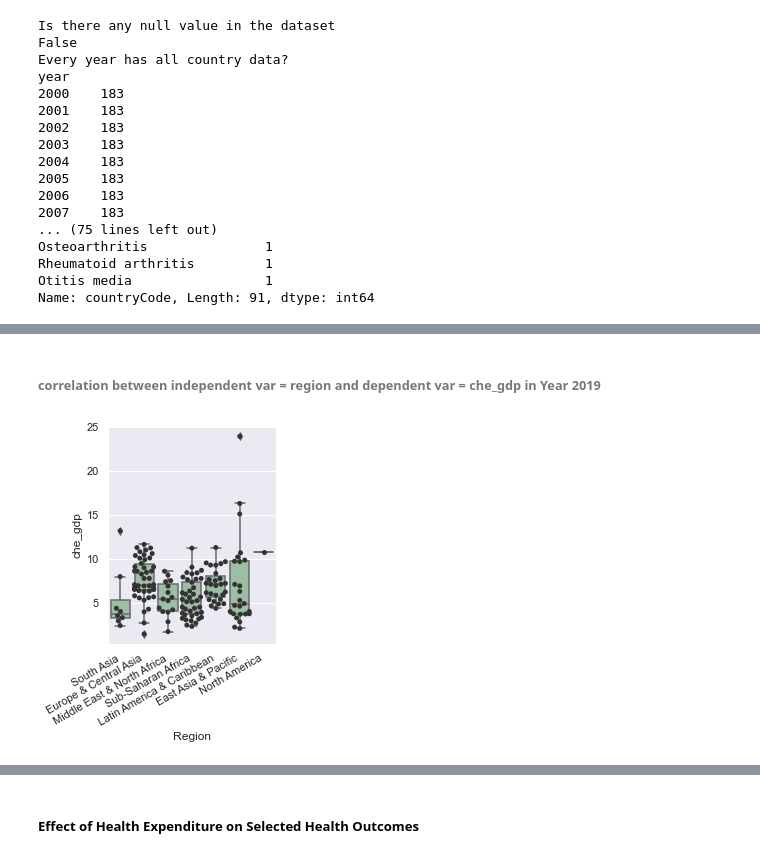
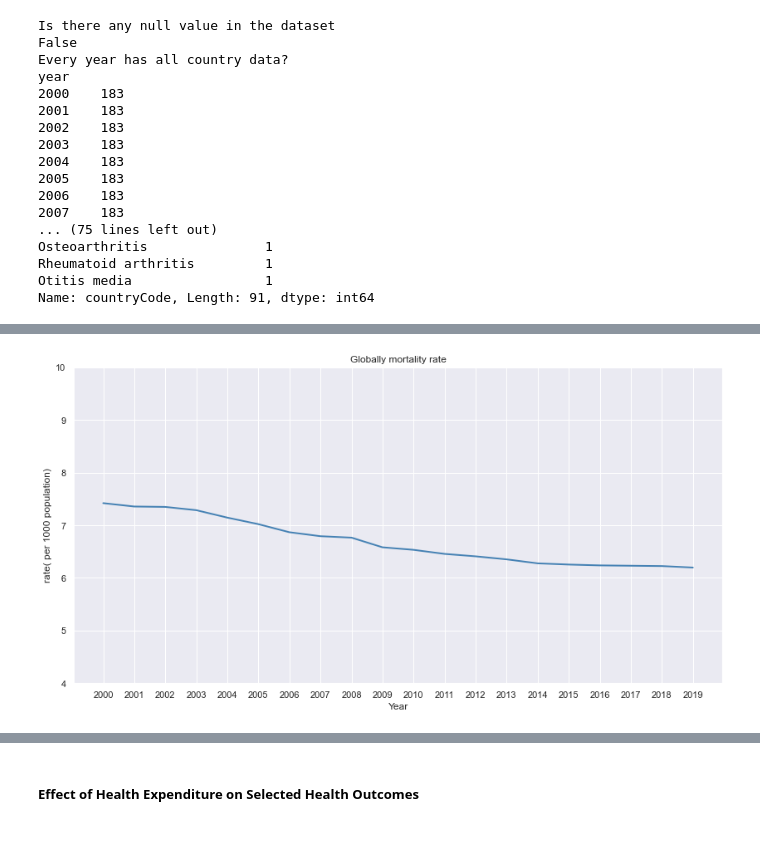
Before and after one commit to ABELAAAZ/2022Spring_Finals, a Jupyter notebook: analysis_visualization.ipynb, the cells around one changed output, grey strips where cells are left out. Cells and saved outputs as stored; diff of their text form; code cells hidden in the pictures.

```diff
--- a/analysis_visualization.ipynb
+++ b/analysis_visualization.ipynb
@@ -13,4 +13,5 @@ import functions
 LifeExpectancy_1 = functions.getDataFrame('https://ghoapi.azureedge.net/api/WHOSIS_000001')
 Under5_Mortality_1 = functions.getDataFrame('https://ghoapi.azureedge.net/api/MDG_0000000007')
 MaternalMortalityRatio_1 = functions.getDataFrame('https://ghoapi.azureedge.net/api/MDG_0000000026')
-global_data=functions.getDataFrame('https://frontdoor-l4uikgap6gz3m.azurefd.net/DEX_CMS/GHE_FULL?&$orderby=VAL_DEATHS_RATE100K_NUMERIC%20desc&$select=DIM_COUNTRY_CODE,DIM_GHECAUSE_CODE,DIM_GHECAUSE_TITLE,DIM_YEAR_CODE,DIM_SEX_CODE,DIM_AGEGROUP_CODE,VAL_DALY_COUNT_NUMERIC,VAL_DEATHS_COUNT_NUMERIC,ATTR_POPULATION_NUMERIC,VAL_DALY_RATE100K_NUMERIC,VAL_DEATHS_RATE100K_NUMERIC&$filter=FLAG_RANKABLE%20eq%201%20and%20DIM_SEX_CODE%20eq%20%27BTSX%27%20and%20DIM_AGEGROUP_CODE%20eq%20%27ALLAges%27')
+global_data = functions.getDataFrame(
+    'https://frontdoor-l4uikgap6gz3m.azurefd.net/DEX_CMS/GHE_FULL?&$orderby=VAL_DEATHS_RATE100K_NUMERIC%20desc&$select=DIM_COUNTRY_CODE,DIM_GHECAUSE_CODE,DIM_GHECAUSE_TITLE,DIM_YEAR_CODE,DIM_SEX_CODE,DIM_AGEGROUP_CODE,VAL_DALY_COUNT_NUMERIC,VAL_DEATHS_COUNT_NUMERIC,ATTR_POPULATION_NUMERIC,VAL_DALY_RATE100K_NUMERIC,VAL_DEATHS_RATE100K_NUMERIC&$filter=FLAG_RANKABLE%20eq%201%20and%20DIM_SEX_CODE%20eq%20%27BTSX%27%20and%20DIM_AGEGROUP_CODE%20eq%20%27ALLAges%27')
@@ -63,23 +32,28 @@ countryInfoAll
 # %%
-global_data_1=global_data.rename(columns={"DIM_COUNTRY_CODE": "countryCode",
-                          "DIM_YEAR_CODE":"year",
-                          "ATTR_POPULATION_NUMERIC":"population",
-                          "DIM_GHECAUSE_CODE":"diseaseCode",
-                          "DIM_GHECAUSE_TITLE":"diseaseName",
-                          "VAL_DEATHS_COUNT_NUMERIC":"deathNum"
-                          })
+# Hypothesis 1 block#####
+global_data_1 = global_data.rename(columns={"DIM_COUNTRY_CODE": "countryCode",
+                                            "DIM_YEAR_CODE": "year",
+                                            "ATTR_POPULATION_NUMERIC": "population",
+                                            "DIM_GHECAUSE_CODE": "diseaseCode",
+                                            "DIM_GHECAUSE_TITLE": "diseaseName",
+                                            "VAL_DEATHS_COUNT_NUMERIC": "deathNum"
+                                            })
 
-global_data_1['diseaseCode']=global_data_1['diseaseCode'].astype('int')
-global_data_1['year']=global_data_1['year'].astype('int')
+global_data_1['diseaseCode'] = global_data_1['diseaseCode'].astype('int')
+global_data_1['year'] = global_data_1['year'].astype('int')
 
-global_data_1 = global_data_1.merge(countryInfo, how='left',left_on=['countryCode','year'],right_on=['CountryCode','Year'] ) # left join
+global_data_1 = global_data_1.merge(countryInfo, how='left', left_on=['countryCode', 'year'],
+                                    right_on=['CountryCode', 'Year'])  # left join
 
-global_data_1['mortality_type']=None
-global_data_1.loc[global_data_1['diseaseCode']<600,'mortality_type']='communicable'
-global_data_1.loc[(global_data_1['diseaseCode']>600) & (global_data_1['diseaseCode']<1510),'mortality_type']='noncommunicable'
-global_data_1.loc[global_data_1['diseaseCode']>1510,'mortality_type']='Injuries'
+global_data_1['mortality_type'] = None
+global_data_1.loc[global_data_1['diseaseCode'] < 600, 'mortality_type'] = 'communicable'
+global_data_1.loc[
+    (global_data_1['diseaseCode'] > 600) & (global_data_1['diseaseCode'] < 1510), 'mortality_type'] = 'noncommunicable'
+global_data_1.loc[global_data_1['diseaseCode'] > 1510, 'mortality_type'] = 'Injuries'
 # %%
-global_data_1=global_data_1[['countryCode','Country','incomeGroup','year','population','mortality_type','diseaseCode','diseaseName','deathNum']]
+global_data_1 = global_data_1[
+    ['countryCode', 'Country', 'incomeGroup', 'year', 'population', 'mortality_type', 'diseaseCode', 'diseaseName',
+     'deathNum']]
 # %%
 functions.Integrity_Check(global_data_1)
 # %% [output]
@@ -494,13 +77,4 @@ d
-# %% [markdown]
-###### correlation between independent var = region and dependent var = che_gdp in Year 2019
-# %%
-# CAN is only country in North America
-ax = sns.boxplot(x='Region', y='che_gdp', data= InfoAll[InfoAll['Year'] == 2019], color='#99c2a2')
-# sns.set(rc={'figure.figsize':(16,11)})
-ax = sns.swarmplot(x="Region", y="che_gdp", data=  InfoAll[InfoAll['Year'] == 2019],color=".2")
-ax.set_xticklabels(ax.get_xticklabels(),rotation=30, ha="right")
-
-plt.show()
-# highest value: Tuvalu in East Asia
-# %% [output]
-[figure, removed]
+# %%
+world_mortality_trend=functions.world_mortality_trend(global_data_1)
+# %% [output]
+[figure, added]
```
Also changed, not shown: parts of 47 cells of this notebook, 1 other file.
